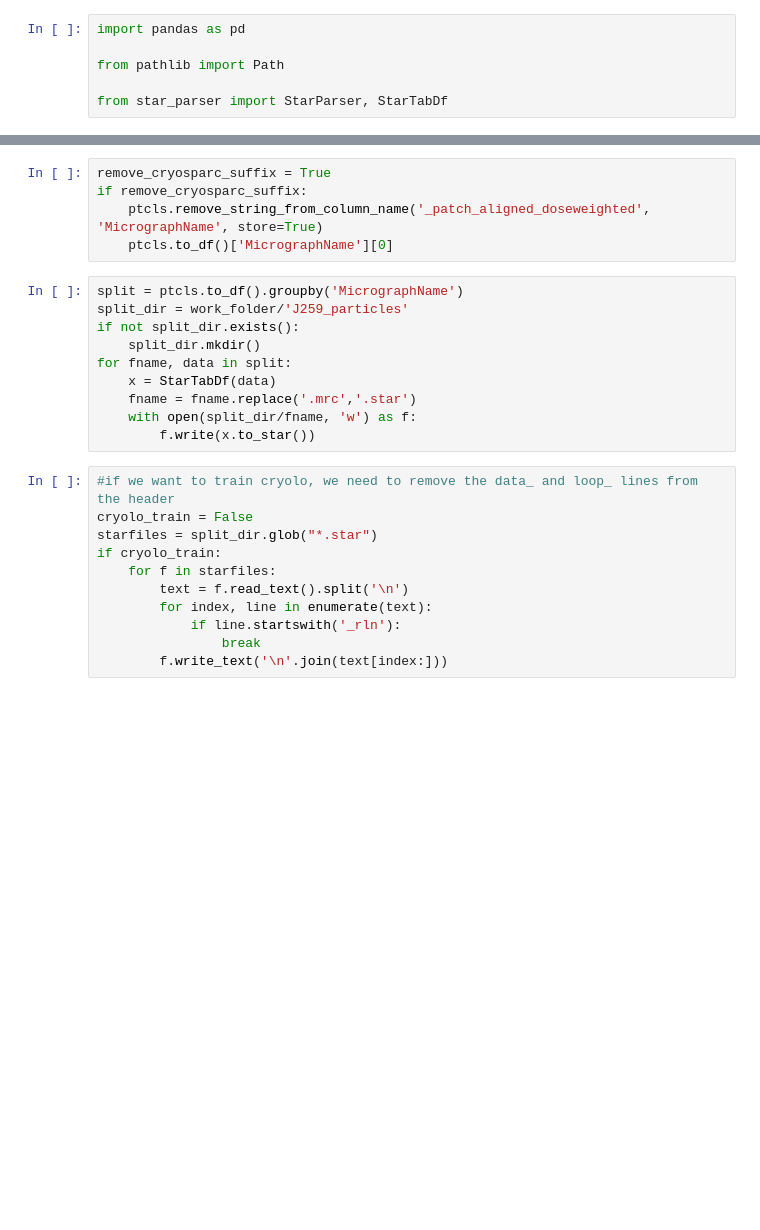
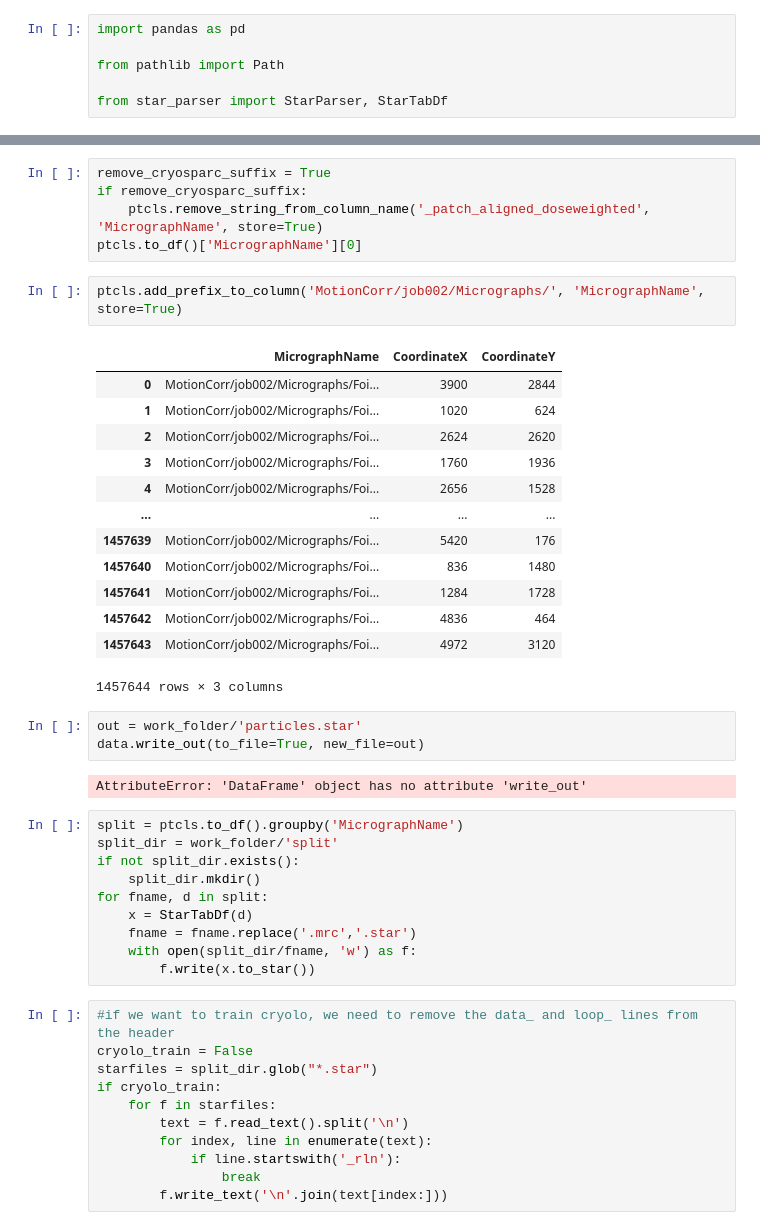
Before and after one commit to AGMMGA/StarfileHandler, a Jupyter notebook: from_cryosparc_to_split_files.ipynb, the cells around one changed output, grey strips where cells are left out. Saved outputs shown, nothing was run; the diff lists cells and outputs as text; blank space fills up the shorter version.

```diff
--- a/from_cryosparc_to_split_files.ipynb
+++ b/from_cryosparc_to_split_files.ipynb
@@ -71,14 +103,35 @@ ptcls.trim_column_values('MicrographName', start=len('005568354855995828403_'),
 remove_cryosparc_suffix = True
 if remove_cryosparc_suffix:
     ptcls.remove_string_from_column_name('_patch_aligned_doseweighted', 'MicrographName', store=True)
-    ptcls.to_df()['MicrographName'][0]
+ptcls.to_df()['MicrographName'][0]
+# %%
+ptcls.add_prefix_to_column('MotionCorr/job002/Micrographs/', 'MicrographName', store=True)
+# %% [output]
+|  | MicrographName | CoordinateX | CoordinateY |
+| 0 | MotionCorr/job002/Micrographs/Foi... | 3900 | 2844 |
+| 1 | MotionCorr/job002/Micrographs/Foi... | 1020 | 624 |
+| 2 | MotionCorr/job002/Micrographs/Foi... | 2624 | 2620 |
+| 3 | MotionCorr/job002/Micrographs/Foi... | 1760 | 1936 |
+| 4 | MotionCorr/job002/Micrographs/Foi... | 2656 | 1528 |
+| ... | ... | ... | ... |
+| 1457639 | MotionCorr/job002/Micrographs/Foi... | 5420 | 176 |
+| 1457640 | MotionCorr/job002/Micrographs/Foi... | 836 | 1480 |
+| 1457641 | MotionCorr/job002/Micrographs/Foi... | 1284 | 1728 |
+| 1457642 | MotionCorr/job002/Micrographs/Foi... | 4836 | 464 |
+| 1457643 | MotionCorr/job002/Micrographs/Foi... | 4972 | 3120 |
+1457644 rows × 3 columns
+# %%
+out = work_folder/'particles.star'
+data.write_out(to_file=True, new_file=out)
+# %% [output]
+AttributeError: 'DataFrame' object has no attribute 'write_out'
 # %%
 split = ptcls.to_df().groupby('MicrographName')
-split_dir = work_folder/'J259_particles'
+split_dir = work_folder/'split'
 if not split_dir.exists():
     split_dir.mkdir()
-for fname, data in split:
-    x = StarTabDf(data)
+for fname, d in split:
+    x = StarTabDf(d)
     fname = fname.replace('.mrc','.star')
     with open(split_dir/fname, 'w') as f:
         f.write(x.to_star())
```
Also changed, not shown: parts of 7 cells of this notebook, 9 other files.
